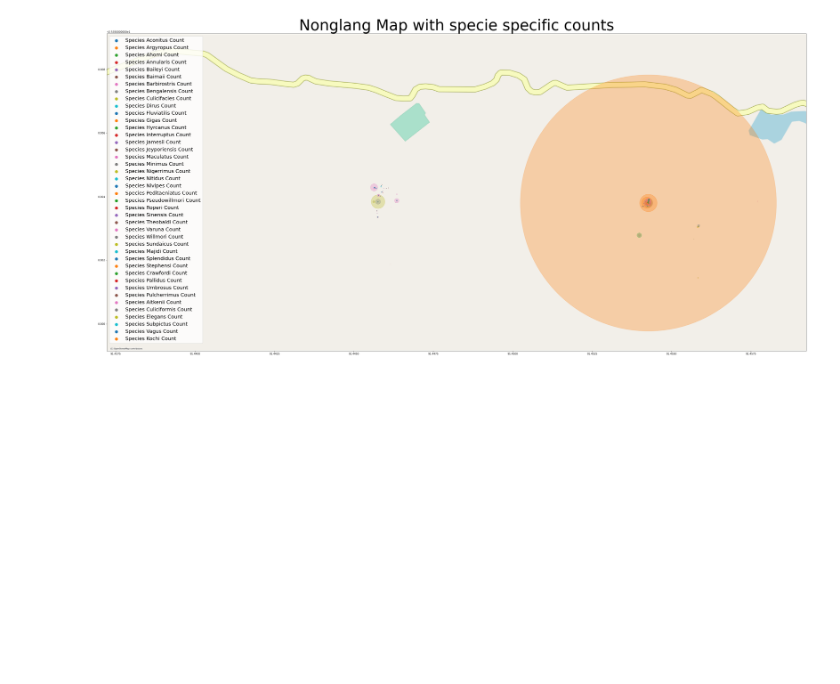
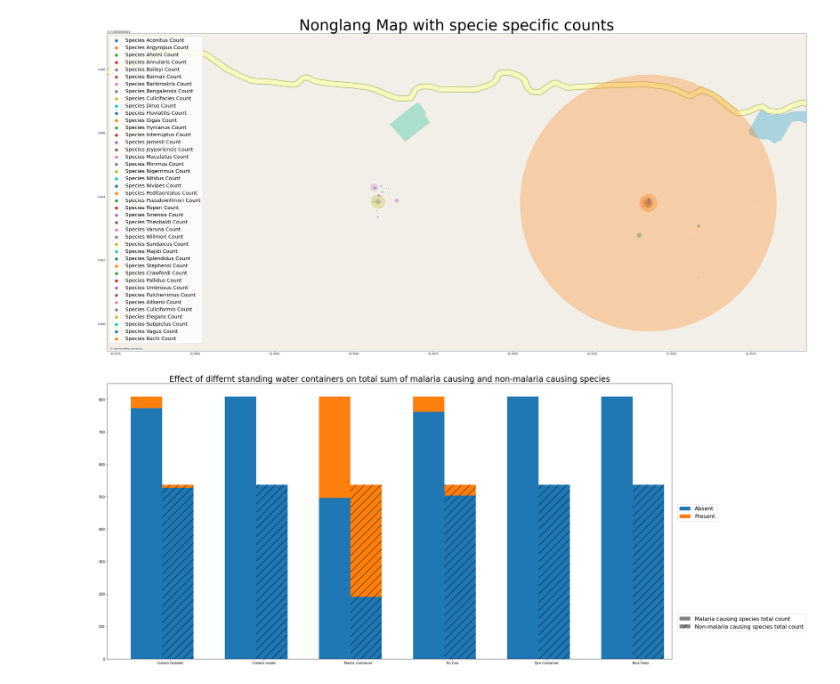
Before and after one commit to debstS/MalariaProject, a Jupyter notebook: Data Cleaning and Analysis - Nonglang.ipynb, the cells around one changed output. Drawn from its saved outputs; the diff is of its cells as text; code cells hidden in the pictures; blank space fills up the shorter version.

Commit message:
Added Feature Specific Data Analysis Graphs

```diff
--- a/Data Cleaning and Analysis - Nonglang.ipynb
+++ b/Data Cleaning and Analysis - Nonglang.ipynb
@@ -989,3 +998,5 @@ df.head()
+# %%
+df.drop(columns=['roof_type_concrete', 'roof_type_tin', 'roof_type_thatched'], inplace=True)
 # %%
 start_index_of_collection_night_repellant = df.columns.to_list().index('Which type of repellent? (choice=Coil).1')
 end_index_of_collection_night_repellant = df.columns.to_list().index('Which type of repellent? (choice=Vaporizer).1')
@@ -1154,0 +1209,17 @@ plt.show()
+# %%
+idx_bases = [s for s in df.columns if s.startswith('standing_water')]
+index_vals = [' '.join(idx.split('_')[2:]).title() for idx in idx_bases]
+col_vals = ['Absent', 'Present']
+data_malaria = []
+data_non_malaria = []
+for col in idx_bases:
+    data_malaria.append([df[df[col] == 0]['species_causing_malaria'].sum(), df[df[col] == 1]['species_causing_malaria'].sum()])
+    data_non_malaria.append([df[df[col] == 0]['species_not_causing_malaria'].sum(), df[df[col] == 1]['species_not_causing_malaria'].sum()])
+df_malaria = pd.DataFrame(data_malaria, index=index_vals, columns=col_vals)
+df_non_malaria = pd.DataFrame(data_non_malaria, index=index_vals, columns=col_vals)
+
+plt.figure(figsize=(30, 15))
+plot_clustered_stacked([df_malaria, df_non_malaria], ['Malaria causing species total count', 'Non-malaria causing species total count'], 'Effect of differnt standing water containers on total sum of malaria causing and non-malaria causing species')
+plt.show()
+# %% [output]
+[figure, added]
```
Also changed, not shown: parts of 19 cells of this notebook.
